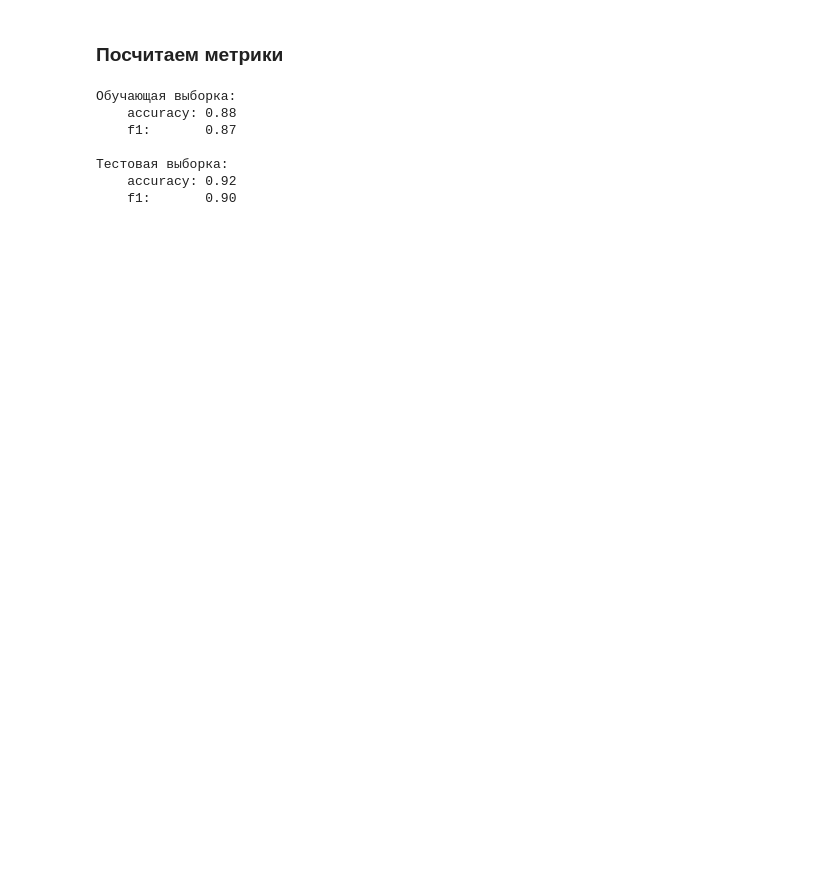
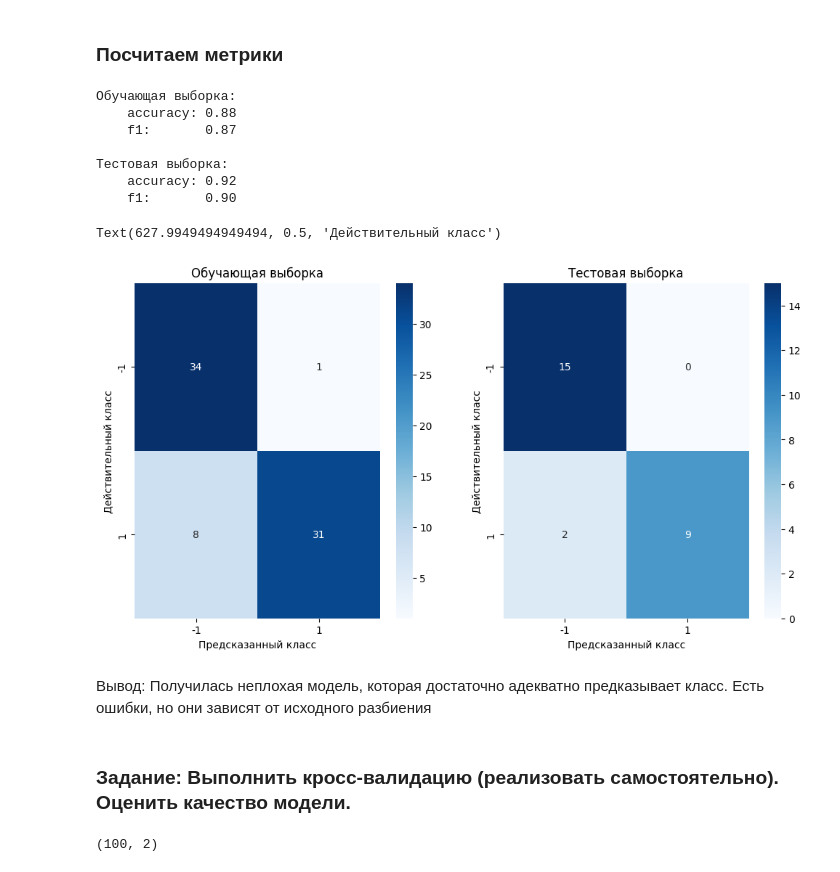
Before and after one commit to J0hnLenin/MachineLearningLabs, a Jupyter notebook: Lab07.ipynb, the cells around one changed output. Drawn from its saved outputs; the diff is of its cells as text; code cells hidden in the pictures; blank space fills up the shorter version.

```diff
--- a/Lab07.ipynb
+++ b/Lab07.ipynb
@@ -278,3 +283,23 @@ print_metrics(y_train, y_test, predict_y_train, predict_y_test)
 Тестовая выборка:
     accuracy: 0.92
     f1:       0.90
+# %%
+plt.figure(figsize=(12, 6))
+plt.subplot(1, 2, 1)
+sns.heatmap(confusion_matrix(y_train, predict_y_train), annot=True, cmap='Blues', fmt='g', xticklabels=[-1, 1], yticklabels=[-1, 1])
+plt.title('Обучающая выборка')
+plt.xlabel('Предсказанный класс')
+plt.ylabel('Действительный класс')
+
+plt.subplot(1, 2, 2)
+sns.heatmap(confusion_matrix(y_test, predict_y_test), annot=True, cmap='Blues', fmt='g', xticklabels=[-1, 1], yticklabels=[-1, 1])
+plt.title('Тестовая выборка')
+plt.xlabel('Предсказанный класс')
+plt.ylabel('Действительный класс')
+# %% [output]
+Text(627.9949494949494, 0.5, 'Действительный класс')
+[figure, added]
+# %% [markdown]
+Вывод: Получилась неплохая модель, которая достаточно адекватно предказывает класс. Есть ошибки, но они зависят от исходного разбиения
+# %% [markdown]
+### Задание: Выполнить кросс-валидацию (реализовать самостоятельно). Оценить качество модели.
@@ -280,0 +328,4 @@ print_metrics(y_train, y_test, predict_y_train, predict_y_test)
+# %%
+new_X.shape
+# %% [output]
+(100, 2)
```
Also changed, not shown: parts of 5 cells of this notebook.
